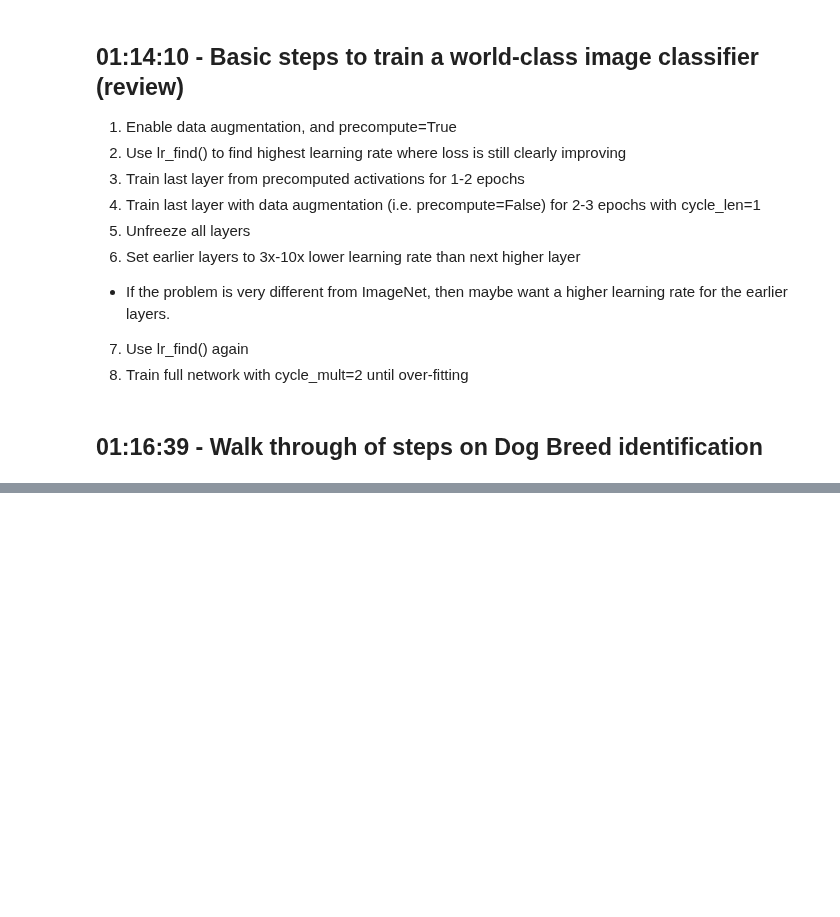
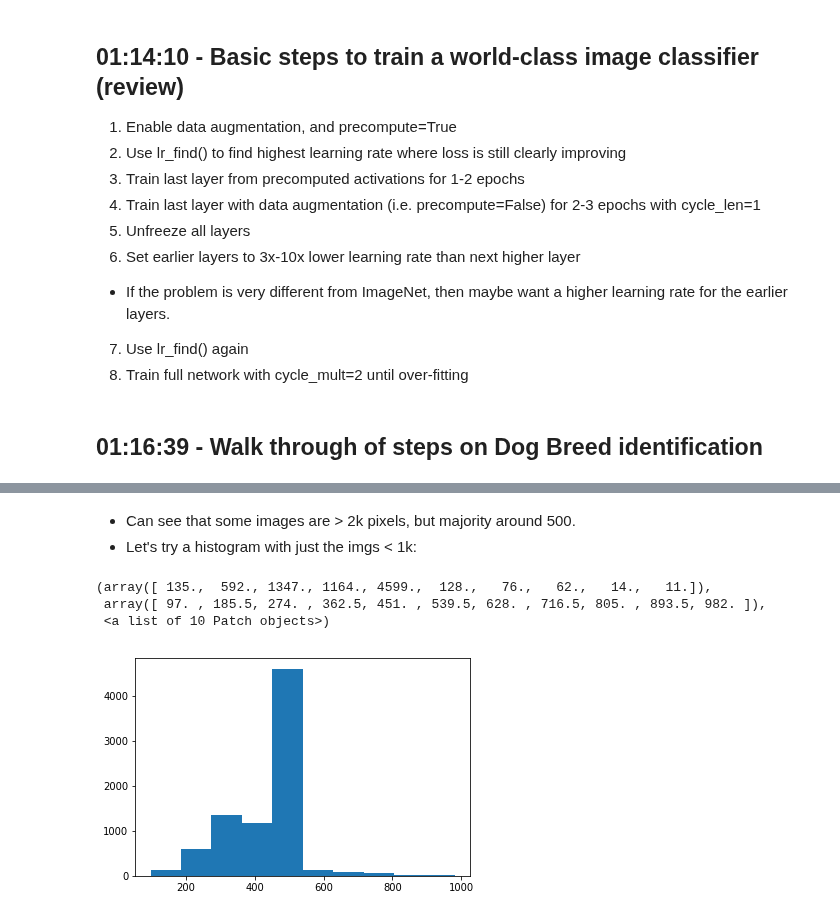
Before and after one commit to lextoumbourou/notes, a Jupyter notebook: moocs/fast.ai/deep-learning-2018/lesson2.ipynb, the cells around one changed output, grey strips where cells are left out. Saved outputs shown, nothing was run; the diff lists cells and outputs as text; code cells hidden in the pictures; blank space fills up the shorter version.

```diff
--- a/moocs/fast.ai/deep-learning-2018/lesson2.ipynb
+++ b/moocs/fast.ai/deep-learning-2018/lesson2.ipynb
@@ -392,0 +533,10 @@ Most incorrect dogs
+# %% [markdown]
+* Can see that some images are > 2k pixels, but majority around 500.
+* Let's try a histogram with just the imgs < 1k:
+# %%
+plt.hist(row_sz[row_sz < 1000])
+# %% [output]
+(array([ 135.,  592., 1347., 1164., 4599.,  128.,   76.,   62.,   14.,   11.]),
+ array([ 97. , 185.5, 274. , 362.5, 451. , 539.5, 628. , 716.5, 805. , 893.5, 982. ]),
+ <a list of 10 Patch objects>)
+[figure, added]
```
Also changed, not shown: parts of 115 cells of this notebook.
